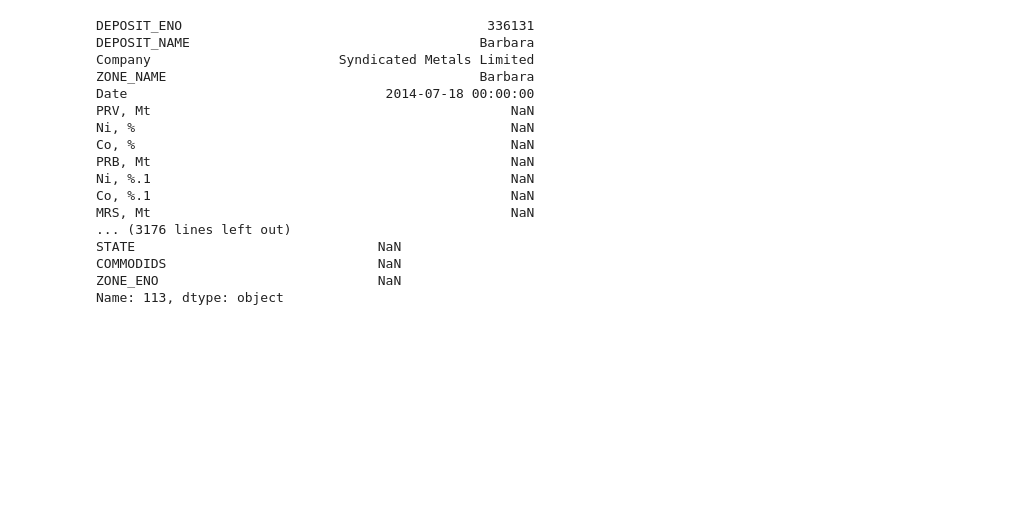
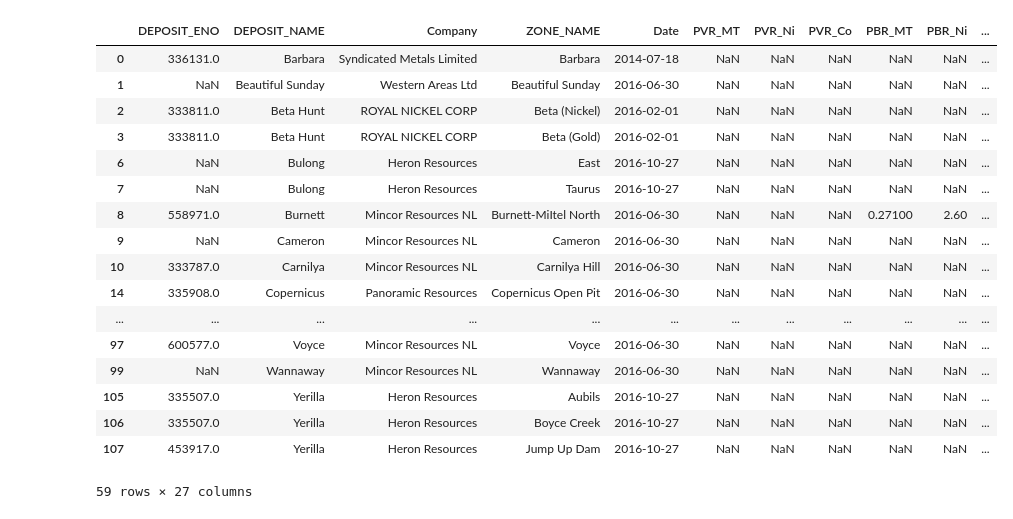
Before and after one commit to michaelsexton/ozmin-bulk-loader, a Jupyter notebook: Ozmin bulk loader.ipynb, the cells around one changed output. Saved outputs shown, nothing was run; the diff lists cells and outputs as text; code cells hidden in the pictures; blank space fills up the shorter version.

```diff
--- a/Ozmin bulk loader.ipynb
+++ b/Ozmin bulk loader.ipynb
@@ -5,24 +7,26 @@ import ozmin_loader
 # %%
 nickel_resources = pd.read_excel('nickel/Ni Reserves and Resources 2017.xlsx')
+nickel_resources = nickel_resources[nickel_resources["DEPOSIT_NAME"].notnull()]
+nickel_resources = nickel_resources[nickel_resources["Date"].notnull()]
+nickel_resources = nickel_resources[nickel_resources["PVR_MT"]!="NO CHANGE"]
+nickel_resources = nickel_resources[nickel_resources["Update status"]!="OZMIN updated"]
+nickel_resources
+# %% [output]
+|  | DEPOSIT_ENO | DEPOSIT_NAME | Company | ZONE_NAME | Date | PVR_MT | PVR_Ni | PVR_Co | PBR_MT | PBR_Ni | ... |
+| 0 | 336131.0 | Barbara | Syndicated Metals Limited | Barbara | 2014-07-18 | NaN | NaN | NaN | NaN | NaN | ... |
+| 1 | NaN | Beautiful Sunday | Western Areas Ltd | Beautiful Sunday | 2016-06-30 | NaN | NaN | NaN | NaN | NaN | ... |
+| 2 | 333811.0 | Beta Hunt | ROYAL NICKEL CORP | Beta (Nickel) | 2016-02-01 | NaN | NaN | NaN | NaN | NaN | ... |
+| 3 | 333811.0 | Beta Hunt | ROYAL NICKEL CORP | Beta (Gold) | 2016-02-01 | NaN | NaN | NaN | NaN | NaN | ... |
+| 6 | NaN | Bulong | Heron Resources | East | 2016-10-27 | NaN | NaN | NaN | NaN | NaN | ... |
+| 7 | NaN | Bulong | Heron Resources | Taurus | 2016-10-27 | NaN | NaN | NaN | NaN | NaN | ... |
+| 8 | 558971.0 | Burnett | Mincor Resources NL | Burnett-MiItel North | 2016-06-30 | NaN | NaN | NaN | 0.27100 | 2.60 | ... |
+| 9 | NaN | Cameron | Mincor Resources NL | Cameron | 2016-06-30 | NaN | NaN | NaN | NaN | NaN | ... |
+| 10 | 333787.0 | Carnilya | Mincor Resources NL | Carnilya Hill | 2016-06-30 | NaN | NaN | NaN | NaN | NaN | ... |
+| 14 | 335908.0 | Copernicus | Panoramic Resources | Copernicus Open Pit | 2016-06-30 | NaN | NaN | NaN | NaN | NaN | ... |
+| ... | ... | ... | ... | ... | ... | ... | ... | ... | ... | ... | ... |
+| 97 | 600577.0 | Voyce | Mincor Resources NL | Voyce | 2016-06-30 | NaN | NaN | NaN | NaN | NaN | ... |
+| 99 | NaN | Wannaway | Mincor Resources NL | Wannaway | 2016-06-30 | NaN | NaN | NaN | NaN | NaN | ... |
+| 105 | 335507.0 | Yerilla | Heron Resources | Aubils | 2016-10-27 | NaN | NaN | NaN | NaN | NaN | ... |
+| 106 | 335507.0 | Yerilla | Heron Resources | Boyce Creek | 2016-10-27 | NaN | NaN | NaN | NaN | NaN | ... |
+| 107 | 453917.0 | Yerilla | Heron Resources | Jump Up Dam | 2016-10-27 | NaN | NaN | NaN | NaN | NaN | ... |
+59 rows × 27 columns
-# %%
-for index, row in nickel_resources.iterrows():
-    deposit_eno = row["DEPOSIT_ENO"]
-    deposit = get_or_create_deposit(eno)
-# %% [output]
-DEPOSIT_ENO                                       336131
-DEPOSIT_NAME                                     Barbara
-Company                        Syndicated Metals Limited
-ZONE_NAME                                        Barbara
-Date                                 2014-07-18 00:00:00
-PRV, Mt                                              NaN
-Ni, %                                                NaN
-Co, %                                                NaN
-PRB, Mt                                              NaN
-Ni, %.1                                              NaN
-Co, %.1                                              NaN
-MRS, Mt                                              NaN
-... (3176 lines left out)
-STATE                               NaN
-COMMODIDS                           NaN
-ZONE_ENO                            NaN
-Name: 113, dtype: object
```
Also changed, not shown: parts of 4 cells of this notebook, 2 other files.
